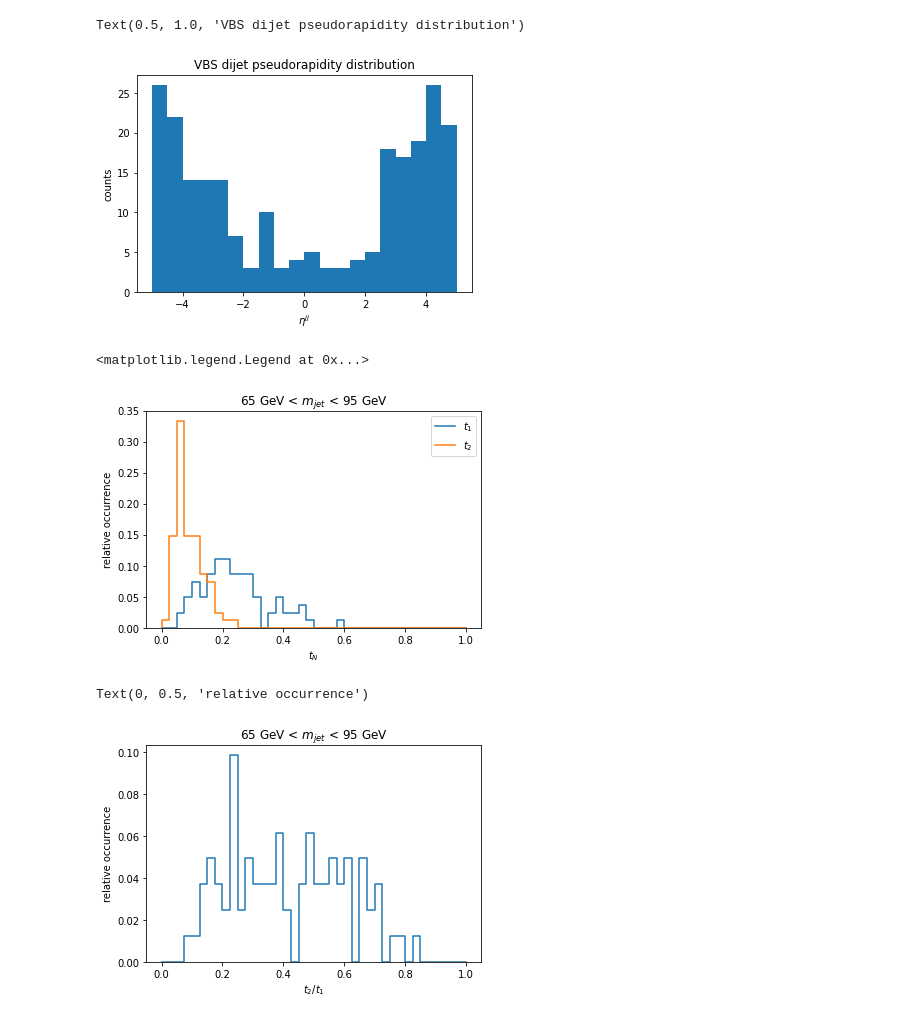
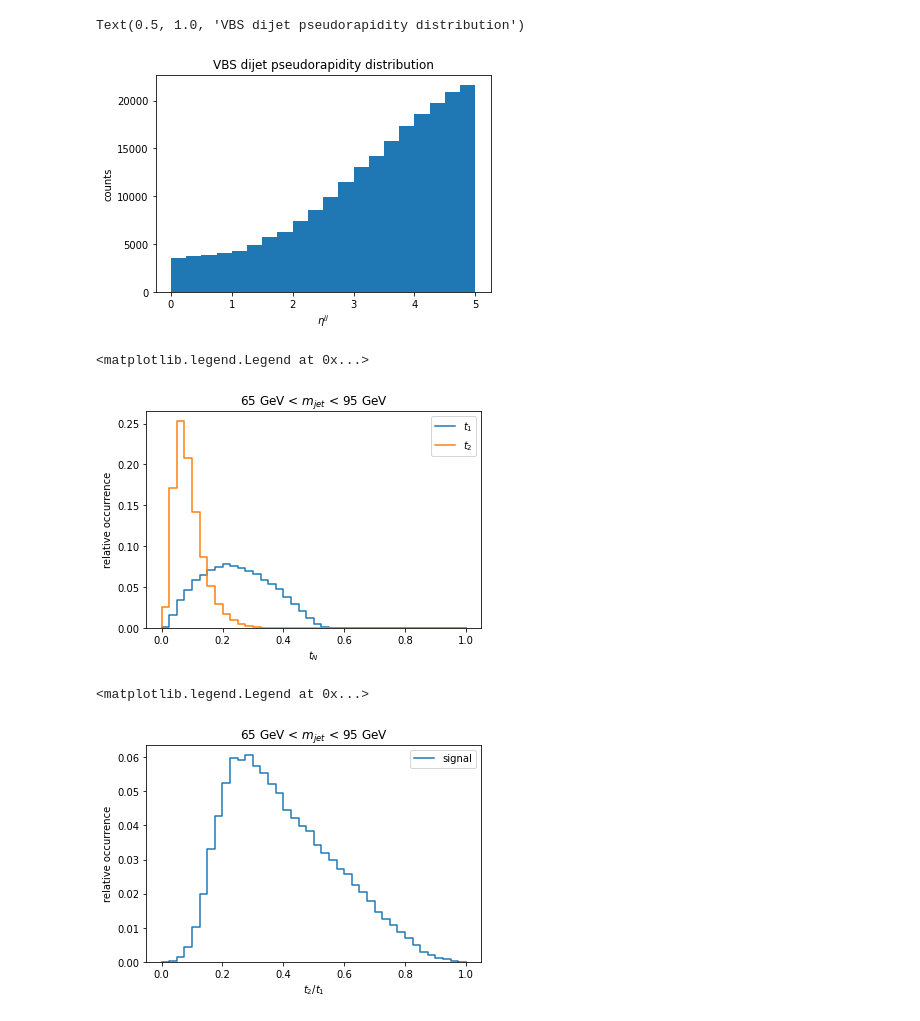
Before and after one commit to rdelliga/coffea, a Jupyter notebook: WPLEPWMHADjj_plot.ipynb, the cells around one changed output. Cells and saved outputs as stored; diff of their text form; code cells hidden in the pictures.

```diff
--- a/WPLEPWMHADjj_plot.ipynb
+++ b/WPLEPWMHADjj_plot.ipynb
@@ -14,7 +14,7 @@ from coffea.nanoevents import NanoEventsFactory, NanoAODSchema
 #import coffea.processor as processor
 
 #File to read
-fname='WPLEPWMHADjj_4f_EWK_UL2018-NANOAODSIMv9.root'
+fname='WPLEPWMHADjj_4f_EWK_UL2018-NANOAODSIMv9/Combined1.root'
 
 #Define the events
 events = NanoEventsFactory.from_root(
@@ -220,35 +204,35 @@ jets_sub = events.Jet[:,1]
 jets = events.Jet
 # Get all combinations of jet pairs in every event
 dijets = ak.combinations(jets, 2, fields=['i0', 'i1'])
 #print(dijets)
 #dijets.type
 
 # Check that jet pairs have the greatest mass
 ismax=(dijets['i0']+dijets['i1']).mass==ak.max((dijets['i0']+dijets['i1']).mass, axis=1)
 #previous line: returns a Boolean array with True where the condition is met, and false otherwise
 
 # Mask the dijets with the ismax to get dijets with the gratest mass
 good_dijets = dijets[ismax]
 
 # Separate pairs into arrays of the first and the second jet in each pair.
 first_jet, second_jet = ak.unzip(good_dijets)
 
 # Compute difference in pseudorapidity
 delta_eta = first_jet.eta - second_jet.eta
 
 # Plot
-plt.hist(ak.flatten(delta_eta), bins=20, range=[-5,5], label="$\delta\eta^{jj}$")
+plt.hist(ak.flatten(abs(delta_eta)), bins=20, range=[0,5], label="$\delta\eta^{jj}$")
 plt.xlabel("$\eta^{jj}$")
 plt.ylabel("counts")
 plt.title("VBS dijet pseudorapidity distribution")
 #plt.hist(ak.flatten((first_jet+second_jet).mass), bins=40, range=[0,5000], label="$m^{jj}$ [GeV]")
 #plt.xlabel("$m^{jj}$ [GeV]")
 #plt.ylabel("counts")
 #plt.title("VBS dijet mass distribution")
 #plt.legend()
 # %% [output]
 Text(0.5, 1.0, 'VBS dijet pseudorapidity distribution')
-[figure, old version]
+[figure, new version]
 # %%
 #Take the fatjets
 fatjets = events.FatJet
@@ -275,22 +259,25 @@ plt.ylabel("relative occurrence")
 plt.legend()
 # %% [output]
 <matplotlib.legend.Legend at 0x...>
-[figure, old version]
+[figure, new version]
 # %%
 #Take the tau2 to tau1 ratio
 tau_r=tau_2/tau_1
 #Normalization factor
 norm_r = ak.sum(ak.num(tau_r))
 #Plot the histogram
-h_r = Hist(hist.axis.Regular(40, 0, 1, name="$t_{r}$", label="$t_{r}$"))
-h_r.fill(ak.flatten(tau_r), weight=1/norm_r)
+h_r = hist.Hist(hist.axis.StrCategory(name='channel', label='Channel', categories=['signal']),
+                      hist.axis.Regular(name='t_r', label='tau', bins=40, start= 0, stop=1))
+h_r.fill(channel='signal', t_r=ak.flatten(tau_r), weight=1/norm_r)
+
 h_r.plot()
 plt.title("65 GeV < $m_{jet}$ < 95 GeV")
 plt.xlabel("$t_{2}/t_{1}$")
 plt.ylabel("relative occurrence")
+plt.legend()
 # %% [output]
-Text(0, 0.5, 'relative occurrence')
+<matplotlib.legend.Legend at 0x...>
-[figure, old version]
+[figure, new version]
 # %%
 #Take the fatjets
 fatjets = events.FatJet
```
Also changed, not shown: parts of 15 cells of this notebook, 1 other file.
